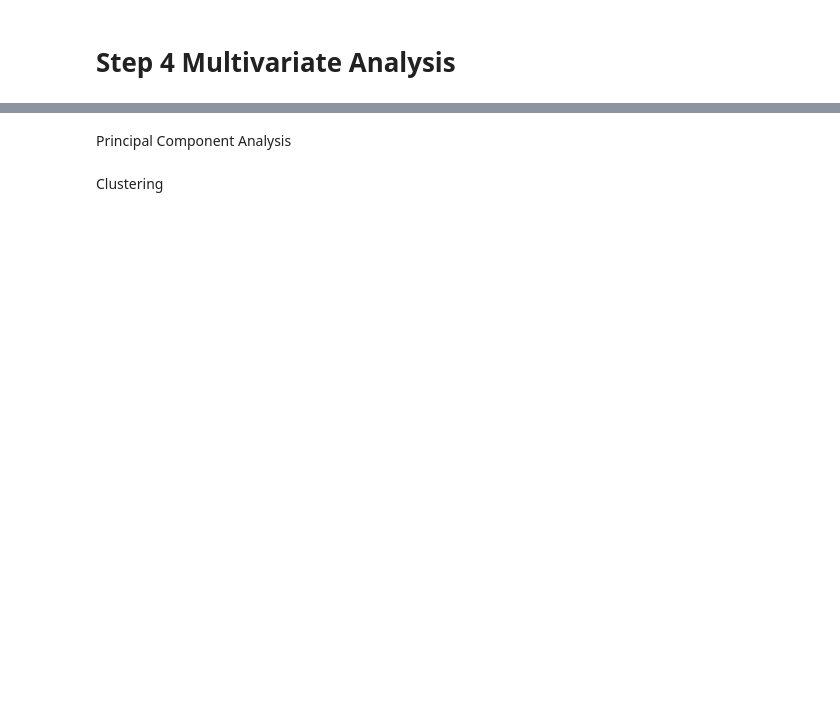
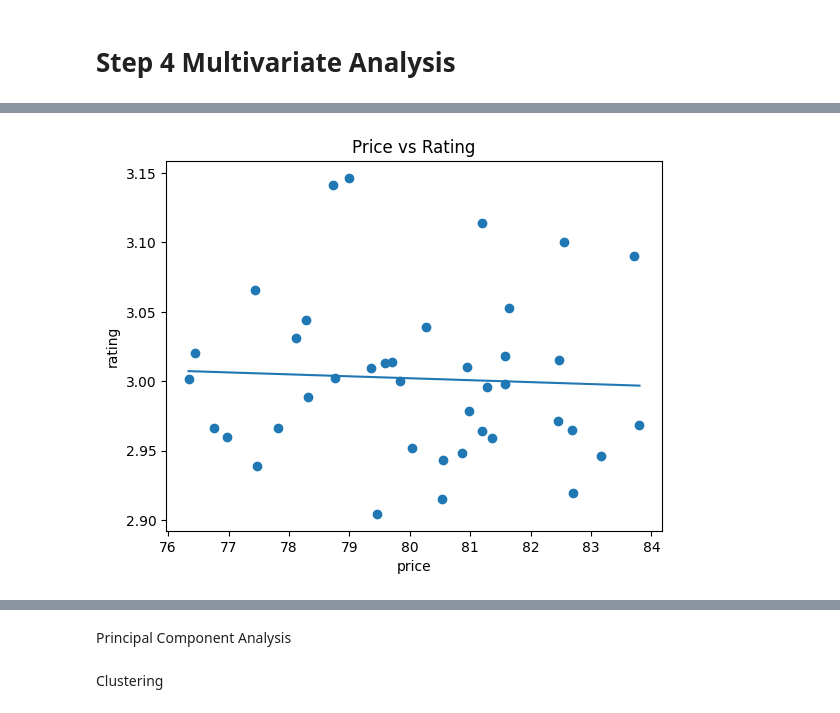
Before and after one commit to caitlinmag/DAV_CA1, a Jupyter notebook: GlobalEthicalBeautyIndex/MultiVariate_Analysis.ipynb, the cells around one changed output, grey strips where cells are left out. Drawn from its saved outputs; the diff is of its cells as text; code cells hidden in the pictures; blank space fills up the shorter version.

```diff
--- a/GlobalEthicalBeautyIndex/MultiVariate_Analysis.ipynb
+++ b/GlobalEthicalBeautyIndex/MultiVariate_Analysis.ipynb
@@ -39,0 +70,9 @@ AttributeError: 'DataFrame' object has no attribute 'Product_Name'
+# %%
+plt.title("Price vs Rating")
+plt.xlabel("price")
+plt.ylabel("rating")
+plt.scatter(price, rating)
+plt.plot(np.unique(price), np.poly1d(np.polyfit(price, rating, 1))(np.unique(price)))
+plt.show()
+# %% [output]
+[figure, added]
```
Also changed, not shown: parts of 11 cells of this notebook, 1 other file.
